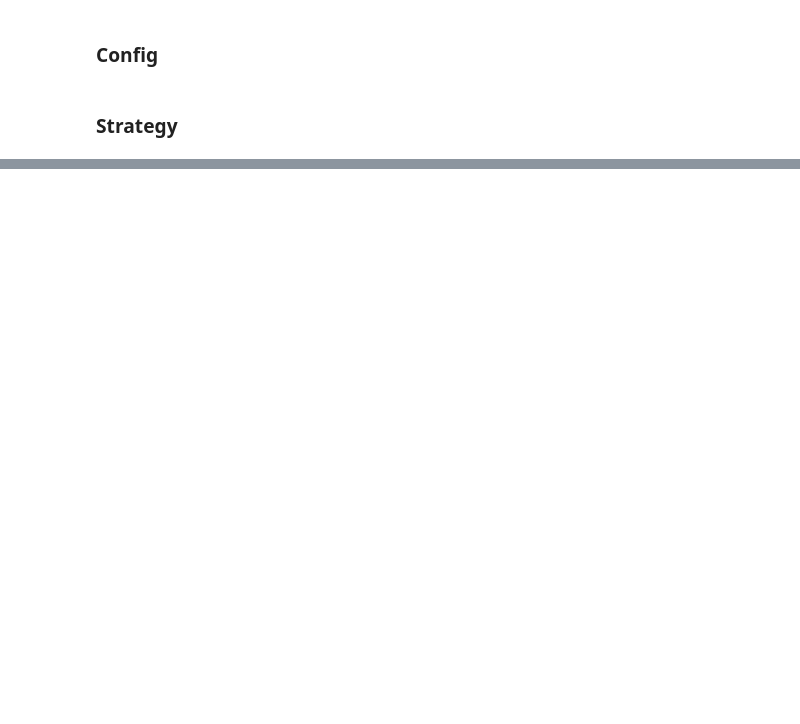
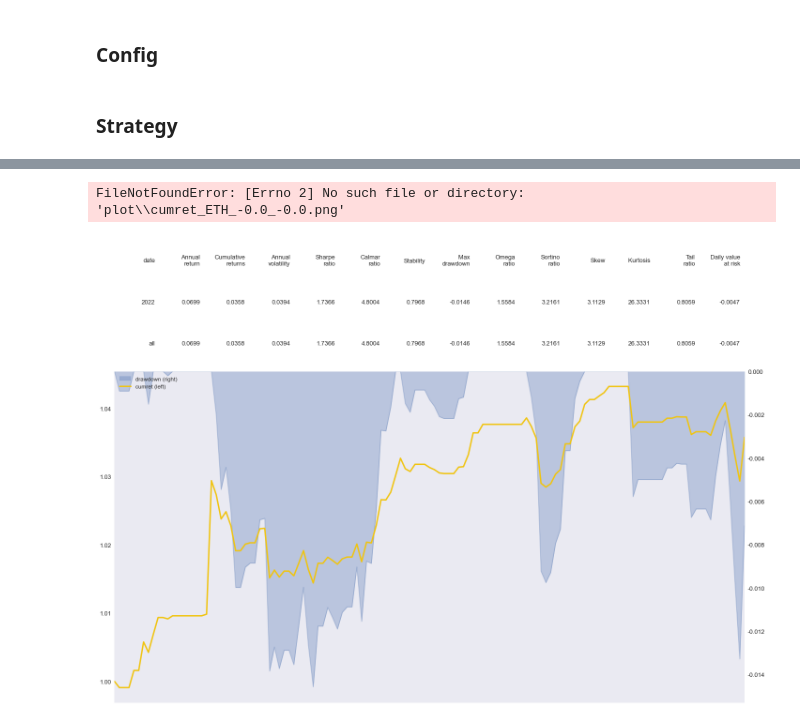
Before and after one commit to jiahao-sun/MTH-9887---MTH-9897-Project, a Jupyter notebook: BackTrader/Default/defaultAlgo_test.ipynb, the cells around one changed output, grey strips where cells are left out. Cells and saved outputs as stored; diff of their text form; code cells hidden in the pictures; blank space fills up the shorter version.

```diff
--- a/BackTrader/Default/defaultAlgo_test.ipynb
+++ b/BackTrader/Default/defaultAlgo_test.ipynb
@@ -401,0 +500,5 @@ cerebro.plot()
+# %%
+pnl_curve(f"ETH", results)
+# %% [output]
+FileNotFoundError: [Errno 2] No such file or directory: 'plot\\cumret_ETH_-0.0_-0.0.png'
+[figure, added]
```
Also changed, not shown: parts of 25 cells of this notebook, 4 other files.
